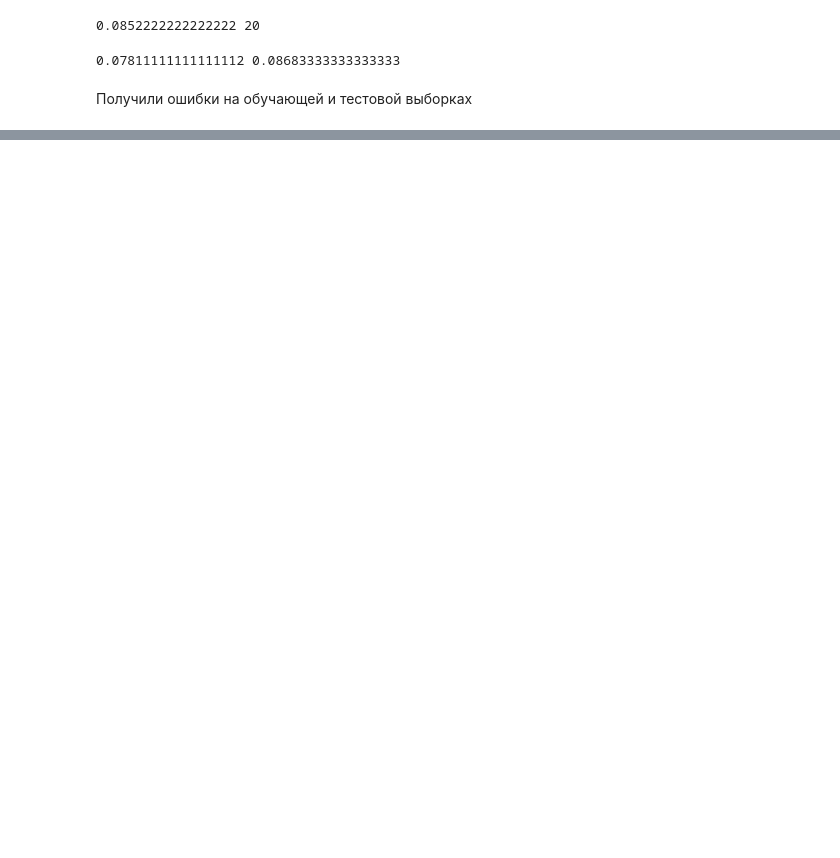
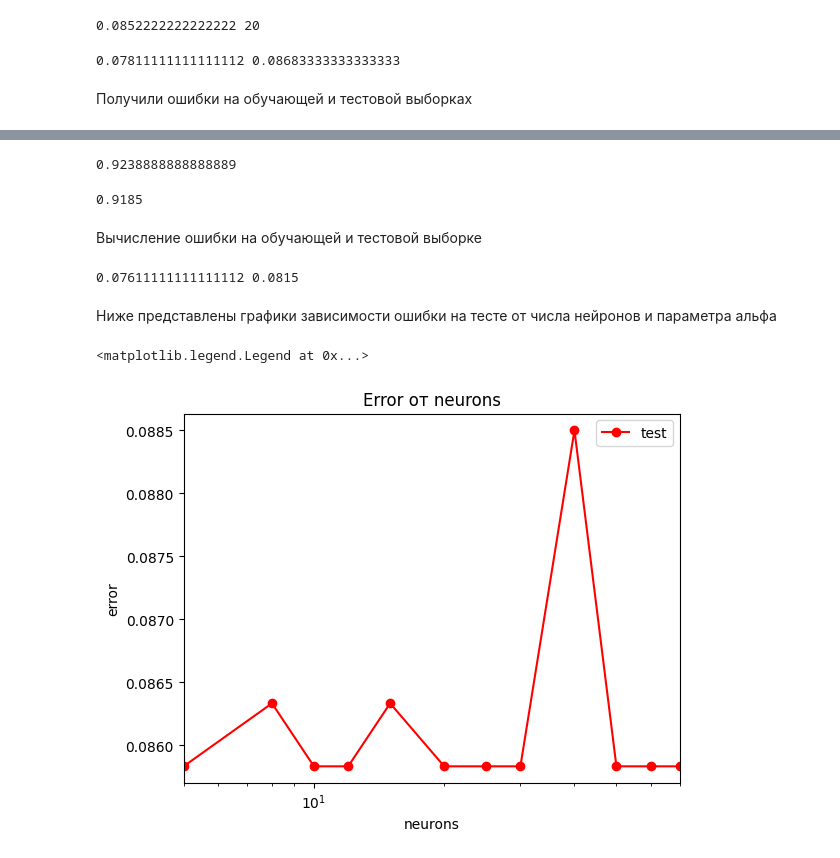
Before and after one commit to yan4ikk/Machine-learning, a Jupyter notebook: ML_Reshetnik_Yana.ipynb, the cells around one changed output, grey strips where cells are left out. Drawn from its saved outputs; the diff is of its cells as text; code cells hidden in the pictures; blank space fills up the shorter version.

```diff
--- a/ML_Reshetnik_Yana.ipynb
+++ b/ML_Reshetnik_Yana.ipynb
@@ -313,0 +448,39 @@ print(err_train, err_test)
+# %%
+accuracy_score(y_train, model.predict(X_train))
+# %% [output]
+0.9238888888888889
+# %%
+accuracy_score(y_test, model.predict(X_test))
+# %% [output]
+0.9185
+# %% [markdown]
+Вычисление ошибки на обучающей и тестовой выборке
+# %%
+err_train = np.mean(y_train != model.predict(X_train))
+err_test  = np.mean(y_test  != model.predict(X_test))
+
+print(err_train, err_test)
+# %% [output]
+0.07611111111111112 0.0815
+# %% [markdown]
+Ниже представлены графики зависимости ошибки на тесте от числа нейронов и параметра альфа
+# %%
+err_test = []
+
+neurons = [5, 8, 10, 12, 15, 20, 25, 30, 40, 50, 60, 70]
+
+for n in neurons:
+    mlp_model = MLPClassifier(hidden_layer_sizes = (n,2),
+                              activation = 'logistic', max_iter=1000, random_state = 42)
+    mlp_model.fit(X_train, y_train)
+    err_test.append(np.mean(y_test != mlp_model.predict(X_test)))
+
+plt.semilogx(neurons, err_test, 'r-o', label = 'test')
+plt.xlim([np.min(neurons), np.max(neurons)])
+plt.title('Error от neurons')
+plt.xlabel('neurons')
+plt.ylabel('error')
+plt.legend()
+# %% [output]
+<matplotlib.legend.Legend at 0x...>
+[figure, added]
```
Also changed, not shown: parts of 37 cells of this notebook.
